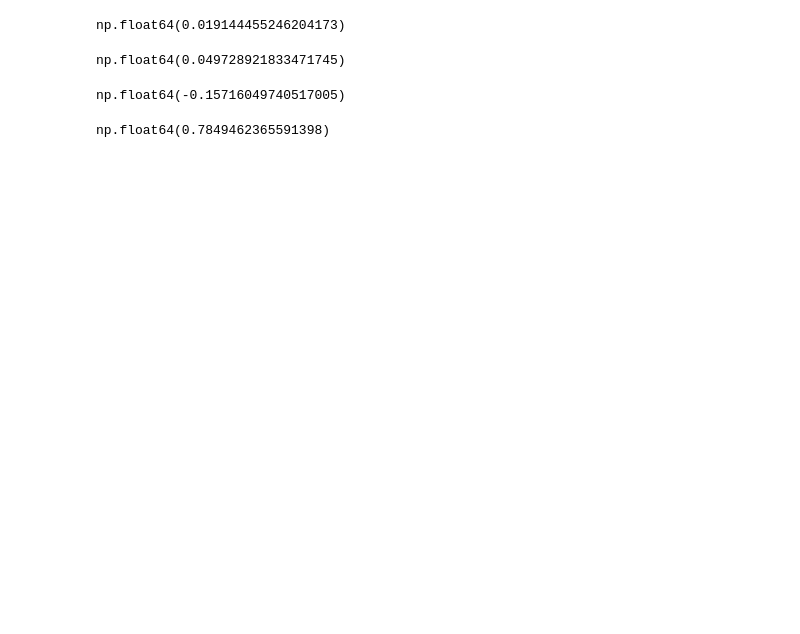
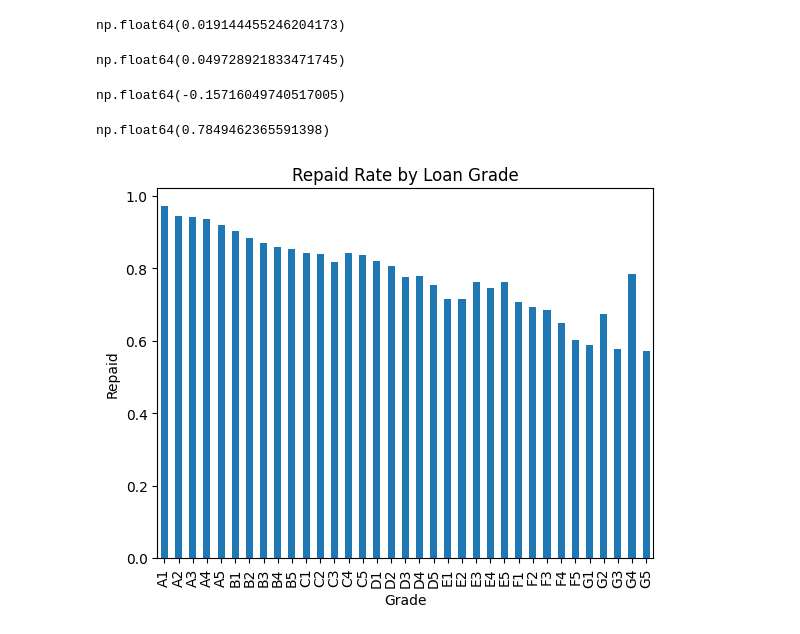
Before and after one commit to heathernfran/lending_club_notebooks, a Jupyter notebook: exploratory_data_analysis.ipynb, the cells around one changed output. Saved outputs shown, nothing was run; the diff lists cells and outputs as text; code cells hidden in the pictures; blank space fills up the shorter version.

```diff
--- a/exploratory_data_analysis.ipynb
+++ b/exploratory_data_analysis.ipynb
@@ -331,3 +363,11 @@ loan_df[loan_df.mths_since_last_record >= 0].repaid.mean()
 np.float64(0.7849462365591398)
 # %%
 loan_df.to_csv("data/feature_selection.csv", index=False)
+# %%
+AvgIntByGrade = loan_df.groupby("sub_grade").agg("repaid").mean().plot.bar()
+plt.title("Repaid Rate by Loan Grade")
+plt.xlabel("Grade")
+plt.ylabel("Repaid")
+plt.show()
+# %% [output]
+[figure, added]
```
Also changed, not shown: parts of 14 cells of this notebook, 1 other file.
